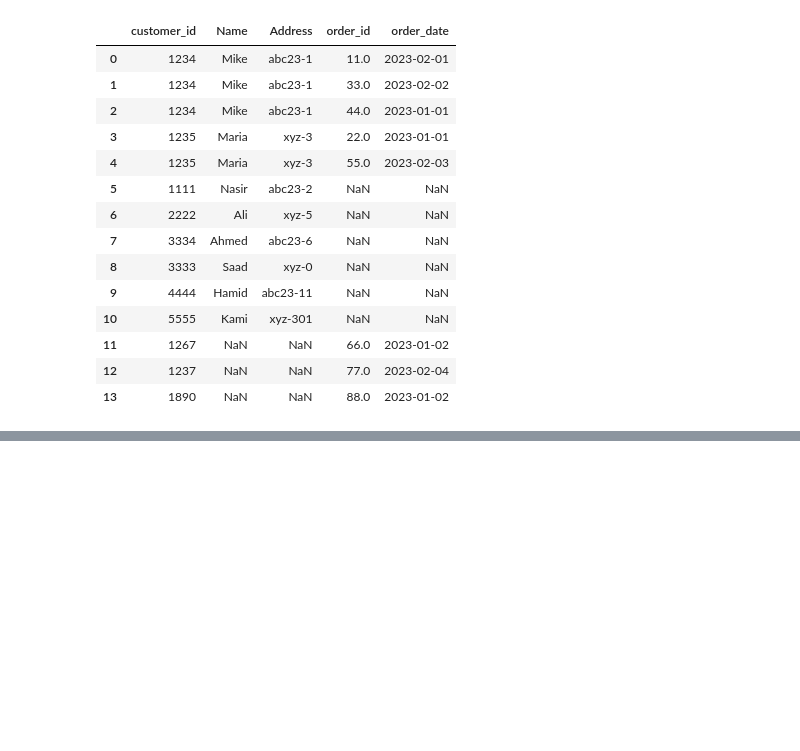
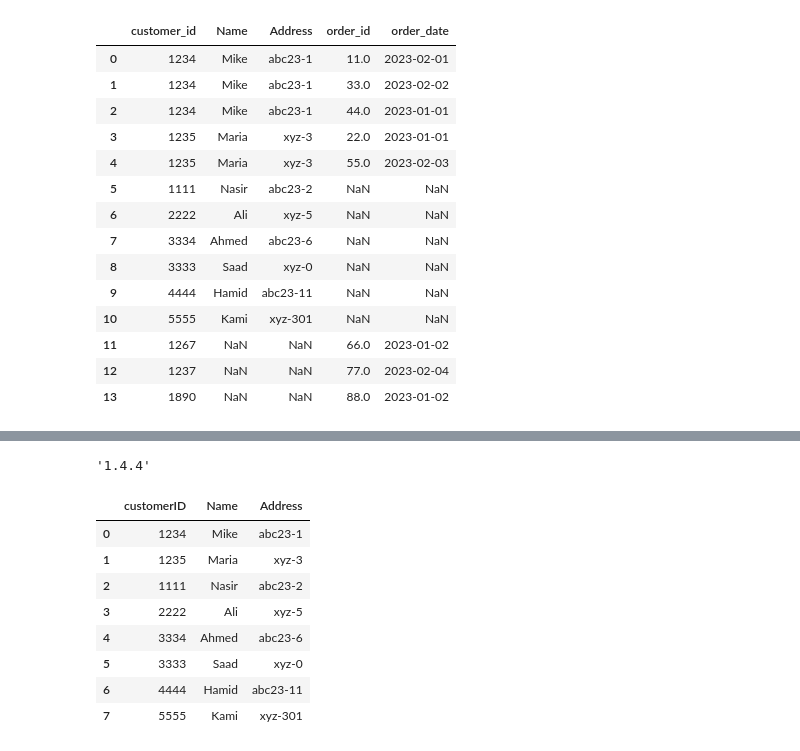
Before and after one commit to sadafwalliyani/Python-Assignments, a Jupyter notebook: AI-Q2/combining_reshaping_data.ipynb, the cells around one changed output, grey strips where cells are left out. Saved outputs shown, nothing was run; the diff lists cells and outputs as text; code cells hidden in the pictures; blank space fills up the shorter version.

```diff
--- a/AI-Q2/combining_reshaping_data.ipynb
+++ b/AI-Q2/combining_reshaping_data.ipynb
@@ -136,0 +186,22 @@ merged_data=pd.merge
+# %%
+pd.__version__
+# %% [output]
+'1.4.4'
+# %%
+customers={'customerID':[1234,1235,1111,2222,3334,3333,4444,5555],
+             'Name':['Mike', 'Maria', 'Nasir', 'Ali',"Ahmed", 'Saad',"Hamid", "Kami"],
+             'Address':['abc23-1', 'xyz-3','abc23-2', 'xyz-5','abc23-6', 'xyz-0','abc23-11', 'xyz-301'],
+             }
+# %%
+customers=pd.DataFrame(customers)
+customers
+# %% [output]
+|  | customerID | Name | Address |
+| 0 | 1234 | Mike | abc23-1 |
+| 1 | 1235 | Maria | xyz-3 |
+| 2 | 1111 | Nasir | abc23-2 |
+| 3 | 2222 | Ali | xyz-5 |
+| 4 | 3334 | Ahmed | abc23-6 |
+| 5 | 3333 | Saad | xyz-0 |
+| 6 | 4444 | Hamid | abc23-11 |
+| 7 | 5555 | Kami | xyz-301 |
```
Also changed, not shown: parts of 10 cells of this notebook.
